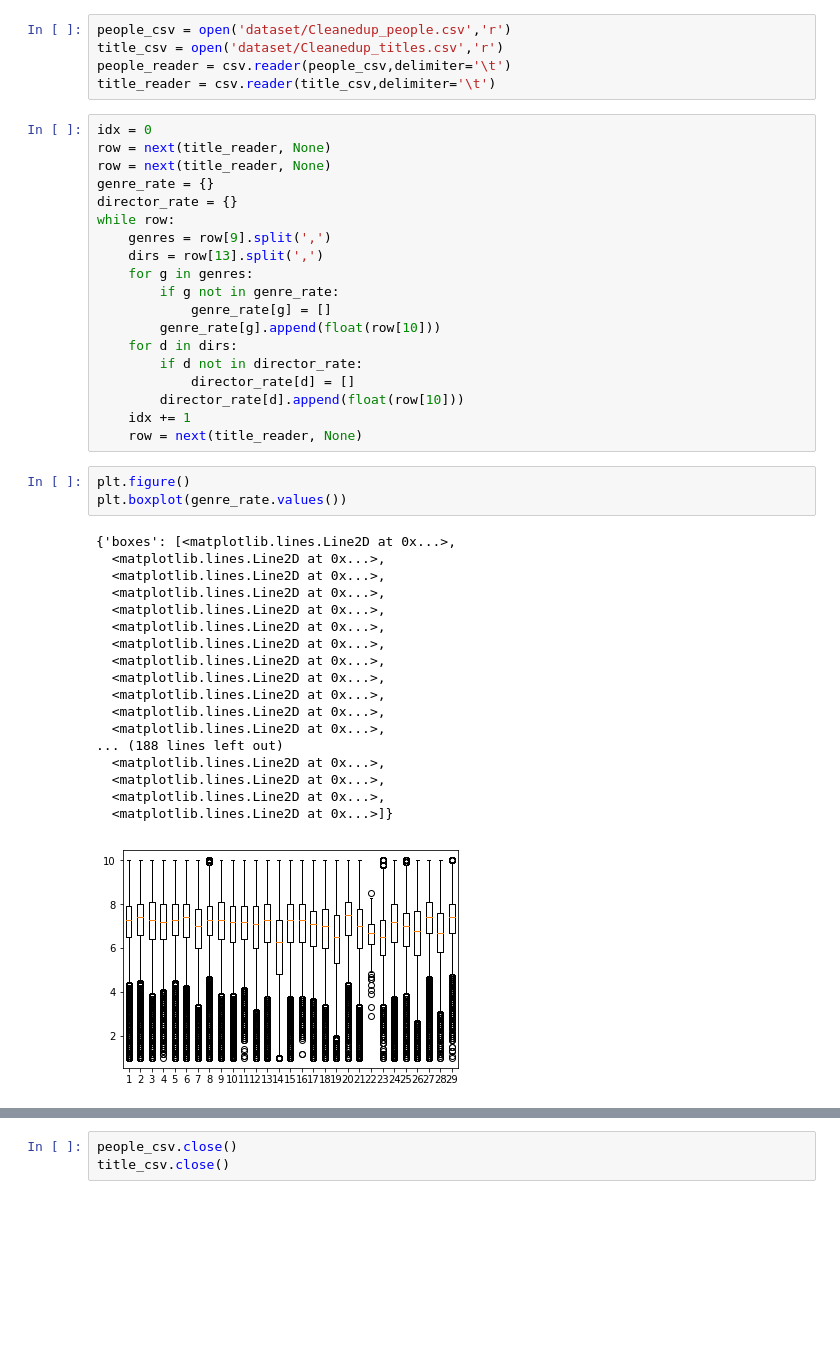
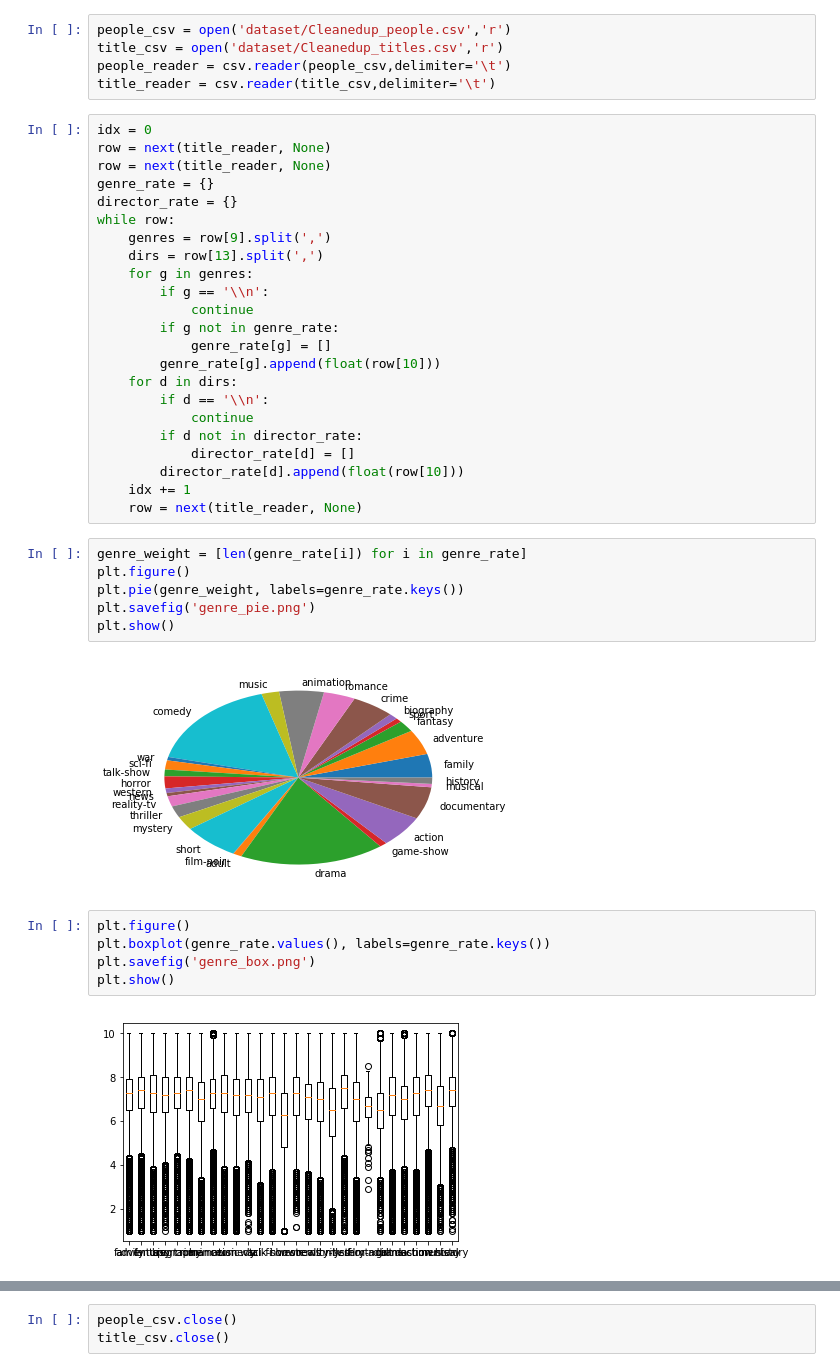
Before and after one commit to jason281/ECE-180-Team-5, a Jupyter notebook: Visulization.ipynb, the cells around one changed output, grey strips where cells are left out. Drawn from its saved outputs; the diff is of its cells as text; blank space fills up the shorter version.

Commit message:
pie chart added

```diff
--- a/Visulization.ipynb
+++ b/Visulization.ipynb
@@ -16,34 +17,31 @@ while row:
     genres = row[9].split(',')
     dirs = row[13].split(',')
     for g in genres:
+        if g == '\\n':
+            continue
         if g not in genre_rate:
             genre_rate[g] = []
         genre_rate[g].append(float(row[10]))
     for d in dirs:
+        if d == '\\n':
+            continue
         if d not in director_rate:
             director_rate[d] = []
         director_rate[d].append(float(row[10]))
     idx += 1
     row = next(title_reader, None)
+# %%
+genre_weight = [len(genre_rate[i]) for i in genre_rate]
+plt.figure()
+plt.pie(genre_weight, labels=genre_rate.keys())
+plt.savefig('genre_pie.png')
+plt.show()
+# %% [output]
+[figure, added]
 # %%
 plt.figure()
-plt.boxplot(genre_rate.values())
+plt.boxplot(genre_rate.values(), labels=genre_rate.keys())
+plt.savefig('genre_box.png')
+plt.show()
 # %% [output]
-{'boxes': [<matplotlib.lines.Line2D at 0x...>,
-  <matplotlib.lines.Line2D at 0x...>,
-  <matplotlib.lines.Line2D at 0x...>,
-  <matplotlib.lines.Line2D at 0x...>,
-  <matplotlib.lines.Line2D at 0x...>,
-  <matplotlib.lines.Line2D at 0x...>,
-  <matplotlib.lines.Line2D at 0x...>,
-  <matplotlib.lines.Line2D at 0x...>,
-  <matplotlib.lines.Line2D at 0x...>,
-  <matplotlib.lines.Line2D at 0x...>,
-  <matplotlib.lines.Line2D at 0x...>,
-  <matplotlib.lines.Line2D at 0x...>,
-... (188 lines left out)
-  <matplotlib.lines.Line2D at 0x...>,
-  <matplotlib.lines.Line2D at 0x...>,
-  <matplotlib.lines.Line2D at 0x...>,
-  <matplotlib.lines.Line2D at 0x...>]}
-[figure, old version]
+[figure, new version]
```
Also changed, not shown: parts of 3 cells of this notebook, 2 other files.
